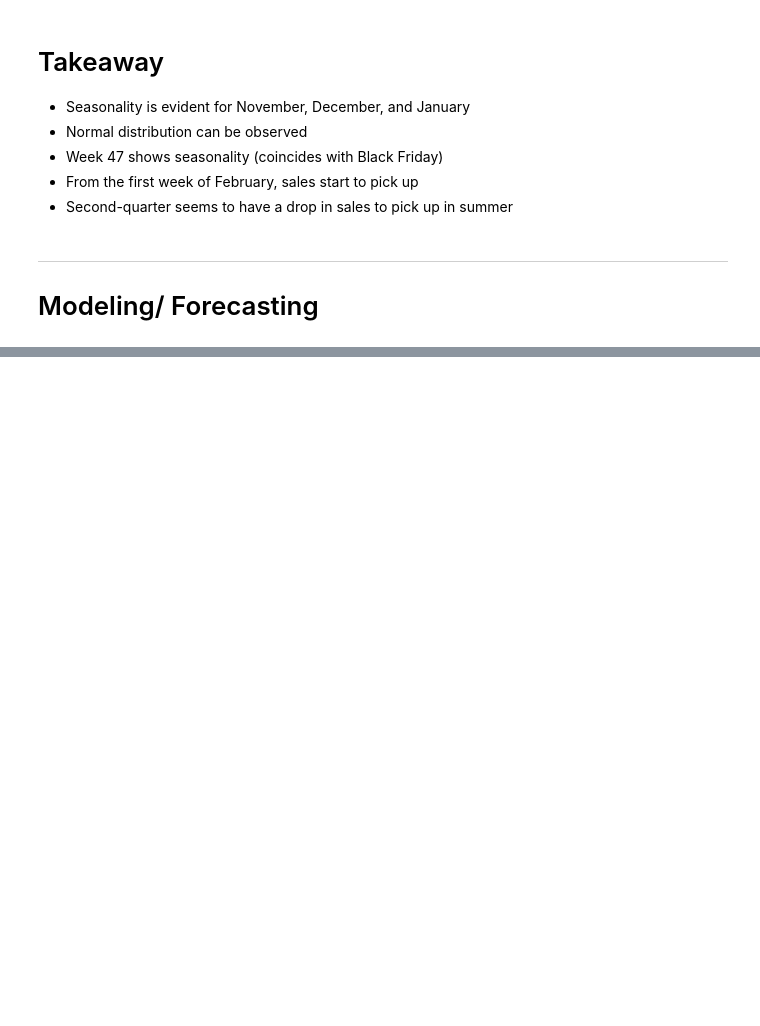
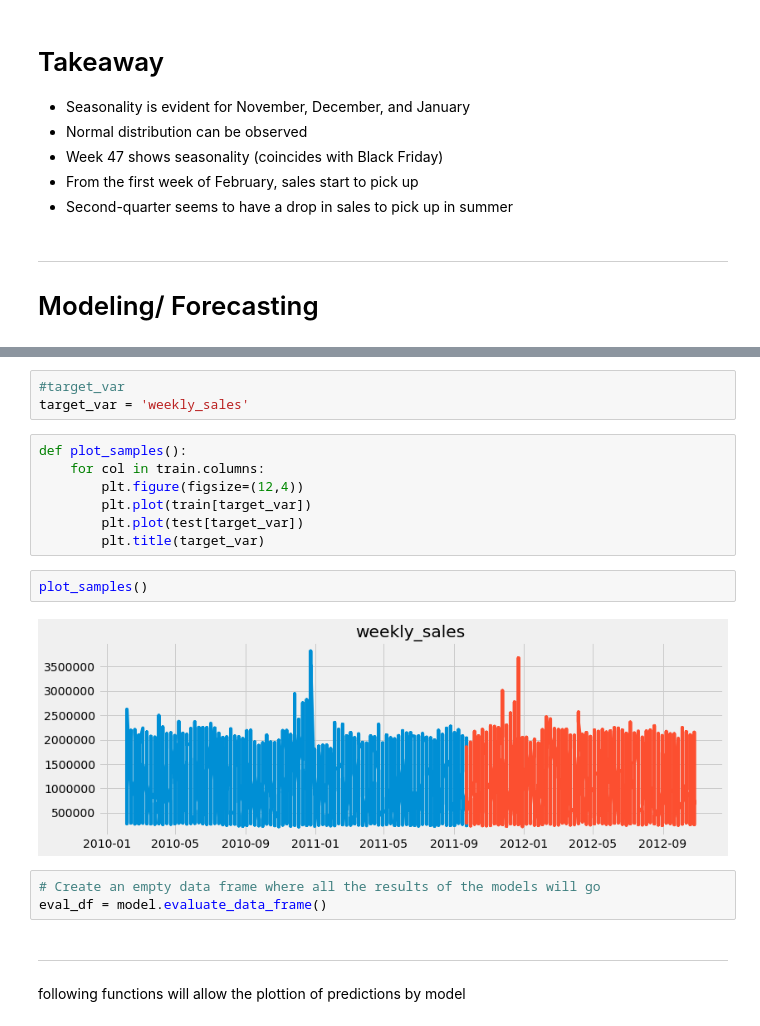
Before and after one commit to VelasquezAlejandro044/alejandro-individual-project, a Jupyter notebook: report_final_walmart_tsa_weekly_sales.ipynb, the cells around one changed output, grey strips where cells are left out. Saved outputs shown, nothing was run; the diff lists cells and outputs as text; blank space fills up the shorter version.

```diff
--- a/report_final_walmart_tsa_weekly_sales.ipynb
+++ b/report_final_walmart_tsa_weekly_sales.ipynb
@@ -119,0 +136,20 @@ viz.week_month_quarter_running_average(y)
+# %%
+#target_var
+target_var = 'weekly_sales'
+# %%
+def plot_samples():
+    for col in train.columns:
+        plt.figure(figsize=(12,4))
+        plt.plot(train[target_var])
+        plt.plot(test[target_var])
+        plt.title(target_var)
+# %%
+plot_samples()
+# %% [output]
+[figure, added]
+# %%
+# Create an empty data frame where all the results of the models will go
+eval_df = model.evaluate_data_frame()
+# %% [markdown]
+----------------
+following functions will allow the plottion of predictions by model
```
Also changed, not shown: parts of 32 cells of this notebook, 4 other files.
